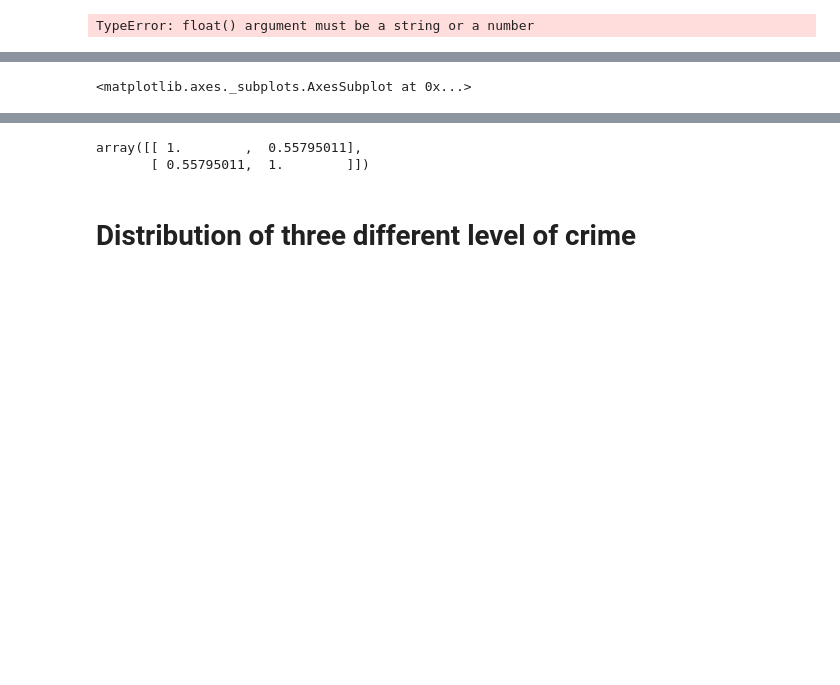
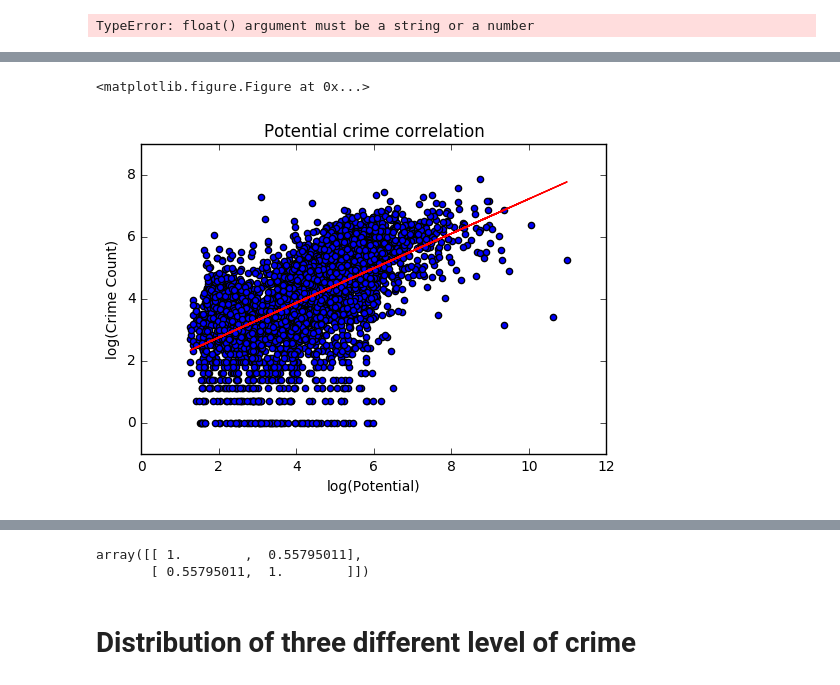
Before and after one commit to yw1234/big-data-project, a Jupyter notebook: crime-data-process/code/Simon_MTA_hypothesis/play.ipynb, the cells around one changed output, grey strips where cells are left out. Drawn from its saved outputs; the diff is of its cells as text; code cells hidden in the pictures; blank space fills up the shorter version.

Commit message:
Correlation map

```diff
--- a/crime-data-process/code/Simon_MTA_hypothesis/play.ipynb
+++ b/crime-data-process/code/Simon_MTA_hypothesis/play.ipynb
@@ -138,8 +109,17 @@ plt.show()
 # %%
+fit = np.polyfit(np.log(energy),np.log(count_list),deg=1)
 plt.figure(figsize=(15,5))
 df_2plot = pd.DataFrame()
 df_2plot['energy'] = np.log(energy)
 df_2plot['gridcount'] = np.log(count_list)
 df_2plot.plot.scatter('energy','gridcount')
+plt.plot(np.log(energy),fit[0]*np.log(energy)+fit[1],color='r')
+plt.xlabel('log(Potential)')
+plt.ylabel('log(Crime Count)')
+plt.title('Potential crime correlation')
+
+plt.savefig('potential_corr.png')
+plt.show()
 # %% [output]
-<matplotlib.axes._subplots.AxesSubplot at 0x...>
+<matplotlib.figure.Figure at 0x...>
+[figure, added]
```
Also changed, not shown: parts of 7 cells of this notebook, 2 other files.
